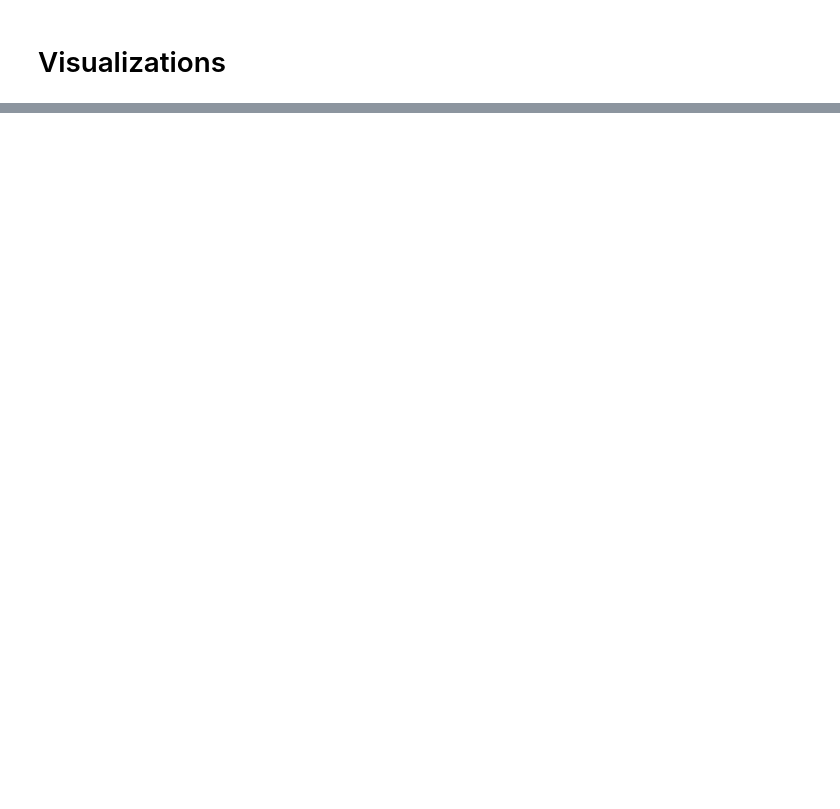
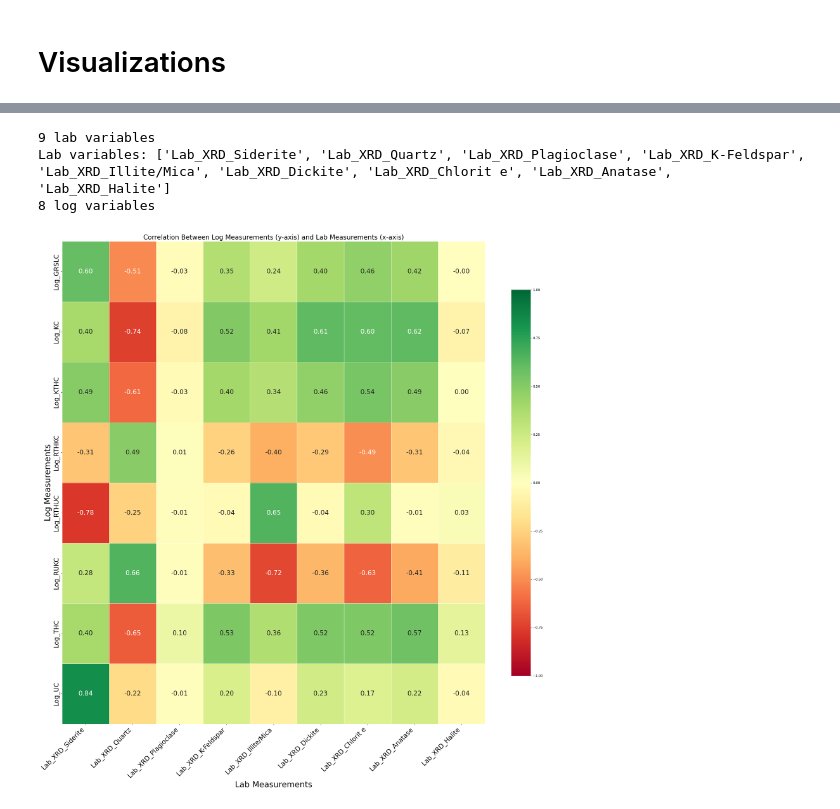
Before and after one commit to Z1y4dd/colab, a Jupyter notebook: HRDH/HRDH_1867/HRDH_1867_0_FULL.ipynb, the cells around one changed output, grey strips where cells are left out. Saved outputs shown, nothing was run; the diff lists cells and outputs as text; code cells hidden in the pictures; blank space fills up the shorter version.

```diff
--- a/HRDH/HRDH_1867/HRDH_1867_0_FULL.ipynb
+++ b/HRDH/HRDH_1867/HRDH_1867_0_FULL.ipynb
@@ -198,6 +248,6 @@ print("=" * 50)
 
 
 # Show detailed breakdown for all columns
-for col, pct in missing_cols.items():
-    count = log_df_clean[col].isna().sum()
-    print(f"• {col:<20}: {pct:>6.1f}% ({count} missing)")
+# for col, pct in missing_cols.items():
+#     count = log_df_clean[col].isna().sum()
+#     print(f"• {col:<20}: {pct:>6.1f}% ({count} missing)")
@@ -492,37 +537,44 @@ log_vars = [col for col in joined.columns if col.startswith('Log_') and
 lab_vars = [col for col in lab_vars if not (joined[col] == 0).all()]
 log_vars = [col for col in log_vars if not (joined[col] == 0).all()]
 
-
-# print(len(lab_vars), "lab variables")
-# print("Lab variables:", lab_vars)
-# print(len(log_vars), "log variables")
+# 31 - 10
+print(len(lab_vars), "lab variables")
+print("Lab variables:", lab_vars)
+print(len(log_vars), "log variables")
 
 # Compute correlation matrix (log variables as rows, lab variables as columns)
 corr_matrix = joined[lab_vars + log_vars].corr().loc[log_vars, lab_vars]
 
+
+
+
 # Create a larger figure for better readability
-plt.figure(figsize=(20, 20))
+plt.figure(figsize=(24, 24))
 
 # Plot the heatmap with rotated x-axis labels
 sns.heatmap(corr_matrix,
             annot=True,                  # Show correlation values
             cmap='RdYlGn',               # Use a diverging colormap
-            annot_kws={'size': 15},       # Annotation font size
             vmin=-1, vmax=1,             # Fixed scale for correlation values
             linewidths=0.5,              # Add line separators
             fmt='.2f',                   # Format as 2 decimal places
+            annot_kws={'size': 20},       # Smaller annotation font size
             cbar_kws={"shrink": 0.8})    # Adjust colorbar
 
 
 #  labeling and styling
 plt.title('Correlation Between Log Measurements (y-axis) and Lab Measurements (x-axis)', fontsize=20)
 plt.xticks(rotation=45, ha='right', fontsize=20)
 plt.yticks(fontsize=20)
-
 # Add clearer axis labels
 plt.xlabel('Lab Measurements', fontsize=25, )
 plt.ylabel('Log Measurements', fontsize=25, )
 
 plt.tight_layout()
 plt.savefig('correlation_heatmap_comprehensive.png', dpi=300, bbox_inches='tight')
 plt.show()
+# %% [output]
+9 lab variables
+Lab variables: ['Lab_XRD_Siderite', 'Lab_XRD_Quartz', 'Lab_XRD_Plagioclase', 'Lab_XRD_K-Feldspar', 'Lab_XRD_Illite/Mica', 'Lab_XRD_Dickite', 'Lab_XRD_Chlorit e', 'Lab_XRD_Anatase', 'Lab_XRD_Halite']
+8 log variables
+[figure, added]
```
Also changed, not shown: parts of 23 cells of this notebook, 50 other files.
